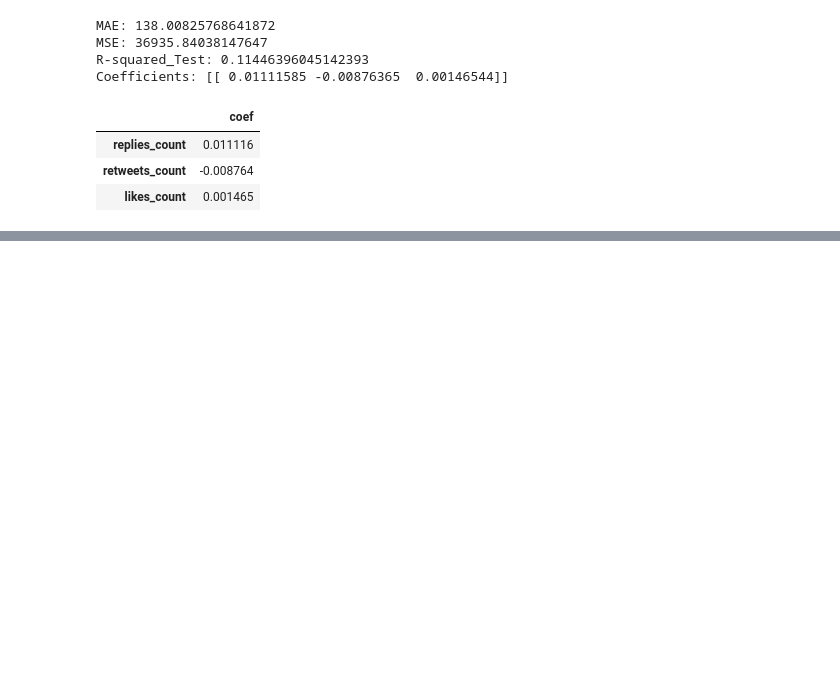
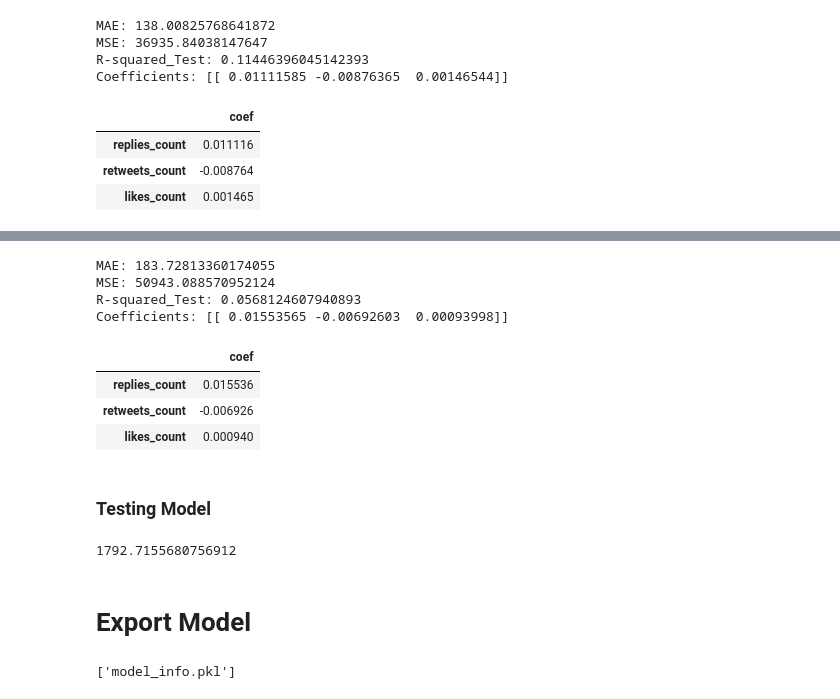
Before and after one commit to epicYellow/ElonMusk-TeslaPrediction, a Jupyter notebook: ElonMusk_TeslaStock_InteractionPrediction.ipynb, the cells around one changed output, grey strips where cells are left out. Saved outputs shown, nothing was run; the diff lists cells and outputs as text; code cells hidden in the pictures; blank space fills up the shorter version.

Commit message:
Model Exported

```diff
--- a/ElonMusk_TeslaStock_InteractionPrediction.ipynb
+++ b/ElonMusk_TeslaStock_InteractionPrediction.ipynb
@@ -349,0 +419,12 @@ Coefficients: [[ 0.01111585 -0.00876365  0.00146544]]
+# %%
+param_dist = {
+    'alpha': np.logspace(-3, 3, 100),  # Range of alpha values to test
+    'fit_intercept': [True, False],
+}
+
+ridge = Ridge()
+#n_jobs=-1 means using all cpu cores
+random_search = RandomizedSearchCV(ridge, param_distributions=param_dist, n_iter=200, scoring='neg_mean_squared_error', cv=8, n_jobs=-1)
+
+
+random_search.fit(x_train, y_train)
@@ -349,0 +445,64 @@ Coefficients: [[ 0.01111585 -0.00876365  0.00146544]]
+# %%
+# Get the best parameters
+best_params = random_search.best_params_
+
+# Get the best estimator (model)
+best_model = random_search.best_estimator_
+
+# You can then evaluate the best model on the test set and use it for predictions
+y_pred = best_model.predict(x_test)
+# %%
+mae = mean_absolute_error(y_test, y_pred)
+mse = mean_squared_error(y_test, y_pred)
+r2_test = r2_score(y_test, y_pred)
+
+# Print evaluation metrics
+print(f'MAE: {mae}')
+print(f'MSE: {mse}')
+print(f'R-squared_Test: {r2_test}')
+
+# Model interpretation
+coefficients = best_model.coef_
+print('Coefficients:', coefficients)
+new = best_model.coef_.reshape(-1, 1)
+pd.DataFrame(data=new, index=x_train.columns, columns=['coef'])
+# %% [output]
+MAE: 183.72813360174055
+MSE: 50943.088570952124
+R-squared_Test: 0.0568124607940893
+Coefficients: [[ 0.01553565 -0.00692603  0.00093998]]
+|  | coef |
+| replies_count | 0.015536 |
+| retweets_count | -0.006926 |
+| likes_count | 0.000940 |
+# %% [markdown]
+### Testing Model
+# %%
+test_data = {
+    'replies_count': 1803,
+    'retweets_count': 16000,
+    'likes_count': 1771523,
+}
+
+input_data = pd.DataFrame(test_data, index = [0])
+
+predicted_goals = best_model.predict(input_data)
+
+predicted_goals[0][0]
+# %% [output]
+1792.7155680756912
+# %% [markdown]
+# Export Model
+# %%
+model_filename = "Tesla_Elon_Regression_Model.pkl"
+
+joblib.dump(best_model, model_filename)
+
+model_info = {
+    "model": best_model,
+    "features": list(x.columns)
+}
+
+joblib.dump(model_info, "model_info.pkl")
+# %% [output]
+['model_info.pkl']
```
Also changed, not shown: parts of 17 cells of this notebook, 2 other files.
